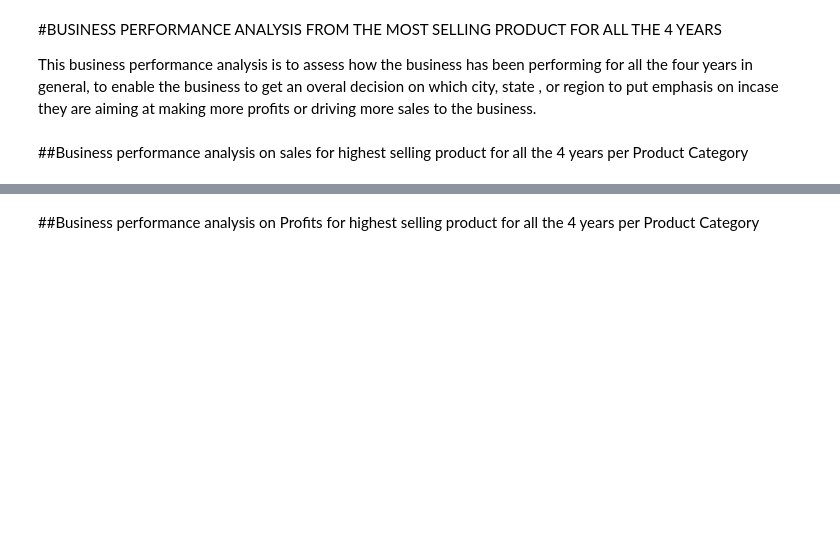
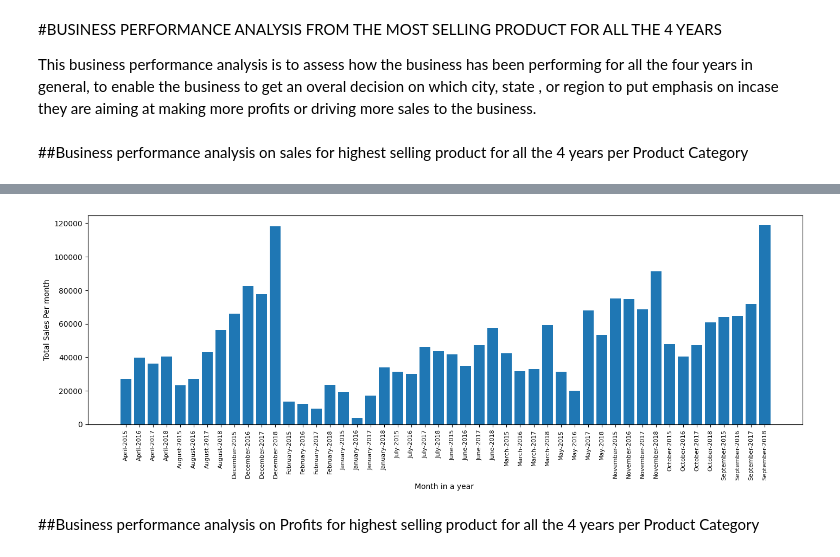
Before and after one commit to wandieinnocents/sales_analysis_pyhon_thesis_v3, a Jupyter notebook: v3_A_MULTIMODAL_ML_FRAMEWORK_FOR_BUSINESS_PERFORMANCE_ANALYSIS_Research_progress_v3.ipynb, the cells around one changed output, grey strips where cells are left out. Drawn from its saved outputs; the diff is of its cells as text; code cells hidden in the pictures; blank space fills up the shorter version.

Commit message:
sales analysis, highest product

```diff
--- a/v3_A_MULTIMODAL_ML_FRAMEWORK_FOR_BUSINESS_PERFORMANCE_ANALYSIS_Research_progress_v3.ipynb
+++ b/v3_A_MULTIMODAL_ML_FRAMEWORK_FOR_BUSINESS_PERFORMANCE_ANALYSIS_Research_progress_v3.ipynb
@@ -816,8 +816,8 @@ df
 # %%
 # dataframe with the highest selling product
 # filter the dataframe to show results of only the highest selling product
-hightest_selling_product = df[df['Category'] == 'Eggs, Meat & Fish']
-hightest_selling_product
+df_hightest_selling_product = df[df['Category'] == 'Eggs, Meat & Fish']
+df_hightest_selling_product
 # %% [output]
 |  | Order ID | Customer Name | Category | Sub Category | City | Order Date | Region | Sales | Discount | ... |
 | 11 | OD12 | Yadav | Eggs, Meat & Fish | Eggs | Namakkal | 2015-06-09 | West | 701 | 0.10 | ... |
@@ -845,4 +845,8 @@ This business performance analysis is to assess how the business has been perfor
 # %% [markdown]
 ##Business performance analysis on  sales for highest selling product for all the 4 years per Product Category
 # %%
-##Business performance analysis on  sales for highest selling product for all the 4 years per Product Category
+# Business performance analysis on sales for highest selling product for all the 4 years per Product Category
+
+product_category_month_year = df_hightest_selling_product.groupby('Month_Year')
+product_category_sales_month_year = product_category_month_year.sum()['Sales']
+product_category_sales_month_year
@@ -849,3 +871,19 @@ This business performance analysis is to assess how the business has been perfor
+# %%
+
+month_year_filter_highest_sales_analysis = [product for product, df in product_category_month_year]
+
+# bar plot
+# size: width,height
+plt.figure(figsize=(17,5))
+plt.bar(month_year_filter_highest_sales_analysis, product_category_sales_month_year)
+# plt.figure(figsize=(10, 6))
+plt.ylabel('Total Sales Per month')
+plt.xlabel('Month in a year ')
+plt.xticks(month_year_filter_highest_sales_analysis, rotation='vertical', size=8 )
+# bar width
+plt.show()
+# %% [output]
+[figure, added]
 # %% [markdown]
 ##Business performance analysis on Profits for highest selling product for all the 4 years per Product Category
 # %%
```
Also changed, not shown: parts of 1 cell of this notebook.
